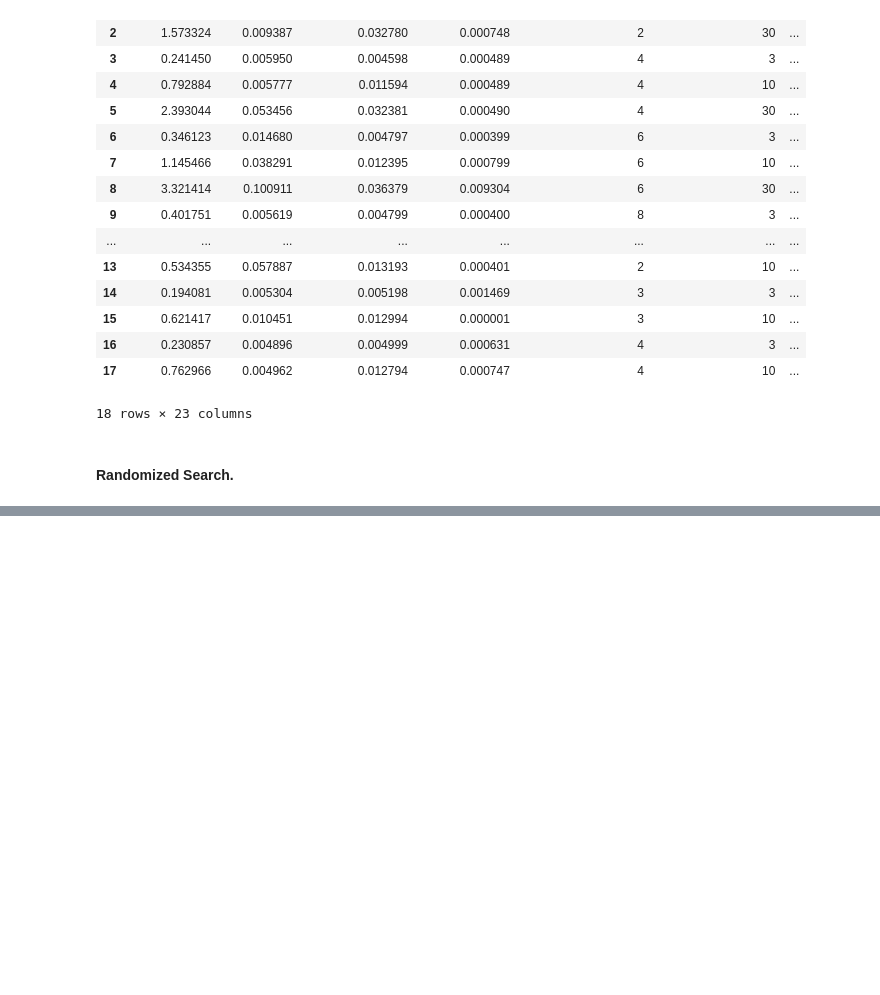
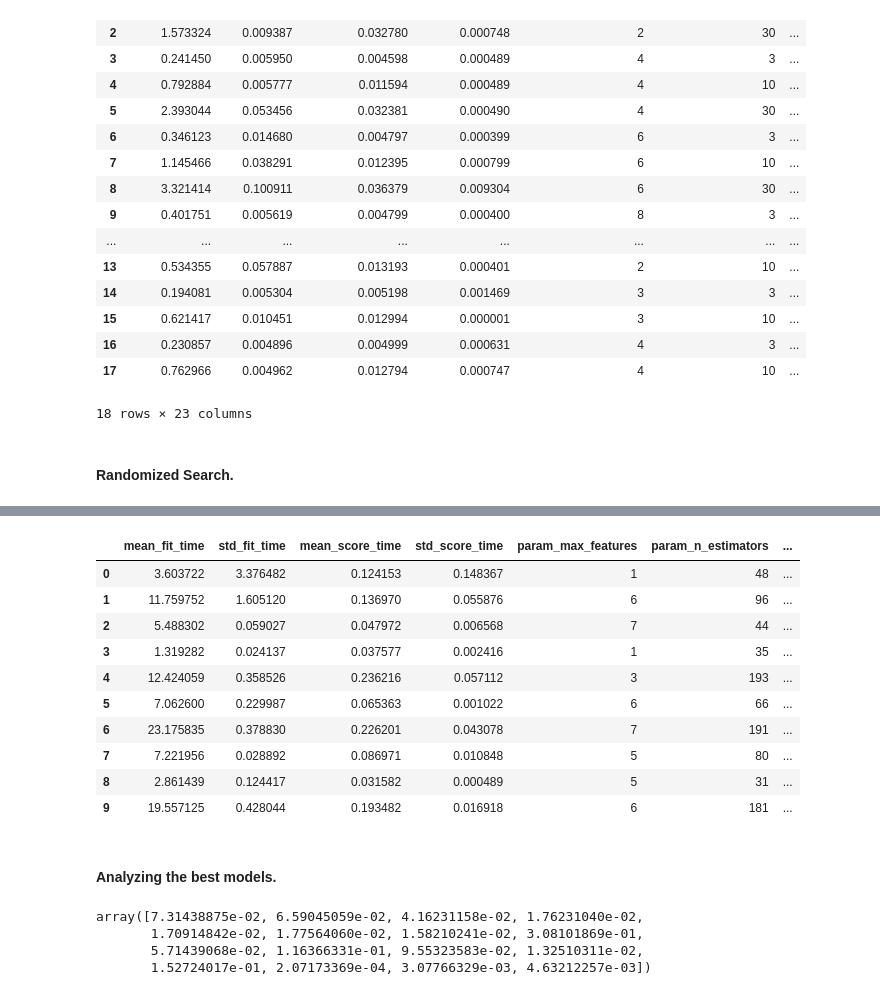
Before and after one commit to Njaramba-Riri/HoML, a Jupyter notebook: Housing.ipynb, the cells around one changed output, grey strips where cells are left out. Cells and saved outputs as stored; diff of their text form; code cells hidden in the pictures; blank space fills up the shorter version.

```diff
--- a/Housing.ipynb
+++ b/Housing.ipynb
@@ -775,0 +792,24 @@ for mean_score, params in zip(cvres["mean_test_score"], cvres["params_dist"]):
+# %%
+pd.DataFrame(rsearch.cv_results_)
+# %% [output]
+|  | mean_fit_time | std_fit_time | mean_score_time | std_score_time | param_max_features | param_n_estimators | ... |
+| 0 | 3.603722 | 3.376482 | 0.124153 | 0.148367 | 1 | 48 | ... |
+| 1 | 11.759752 | 1.605120 | 0.136970 | 0.055876 | 6 | 96 | ... |
+| 2 | 5.488302 | 0.059027 | 0.047972 | 0.006568 | 7 | 44 | ... |
+| 3 | 1.319282 | 0.024137 | 0.037577 | 0.002416 | 1 | 35 | ... |
+| 4 | 12.424059 | 0.358526 | 0.236216 | 0.057112 | 3 | 193 | ... |
+| 5 | 7.062600 | 0.229987 | 0.065363 | 0.001022 | 6 | 66 | ... |
+| 6 | 23.175835 | 0.378830 | 0.226201 | 0.043078 | 7 | 191 | ... |
+| 7 | 7.221956 | 0.028892 | 0.086971 | 0.010848 | 5 | 80 | ... |
+| 8 | 2.861439 | 0.124417 | 0.031582 | 0.000489 | 5 | 31 | ... |
+| 9 | 19.557125 | 0.428044 | 0.193482 | 0.016918 | 6 | 181 | ... |
+# %% [markdown]
+#### Analyzing the best models.
+# %%
+feature_importances=grid_search.best_estimator_.feature_importances_
+feature_importances
+# %% [output]
+array([7.31438875e-02, 6.59045059e-02, 4.16231158e-02, 1.76231040e-02,
+       1.70914842e-02, 1.77564060e-02, 1.58210241e-02, 3.08101869e-01,
+       5.71439068e-02, 1.16366331e-01, 9.55323583e-02, 1.32510311e-02,
+       1.52724017e-01, 2.07173369e-04, 3.07766329e-03, 4.63212257e-03])
```
Also changed, not shown: parts of 3 cells of this notebook.
